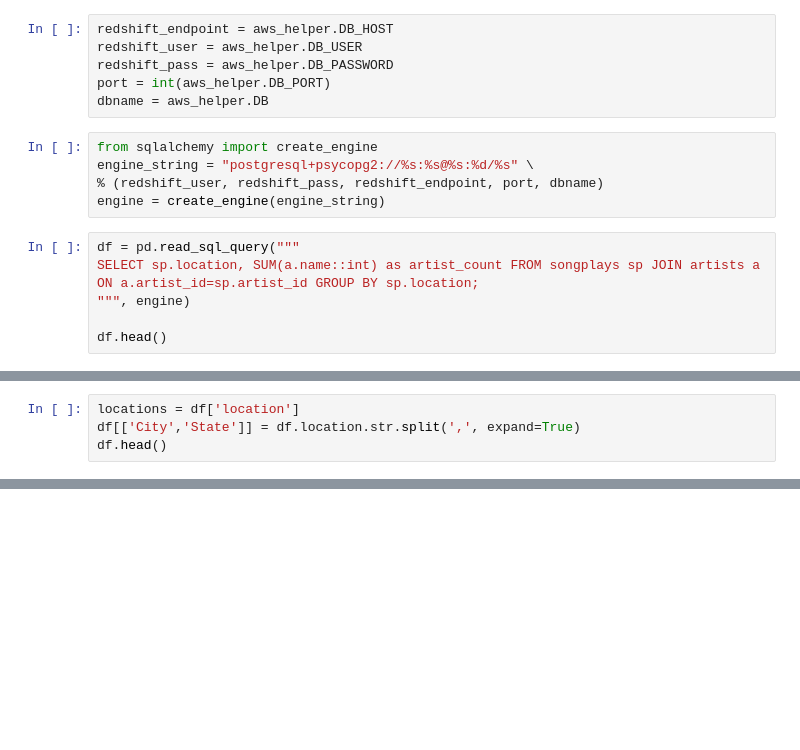
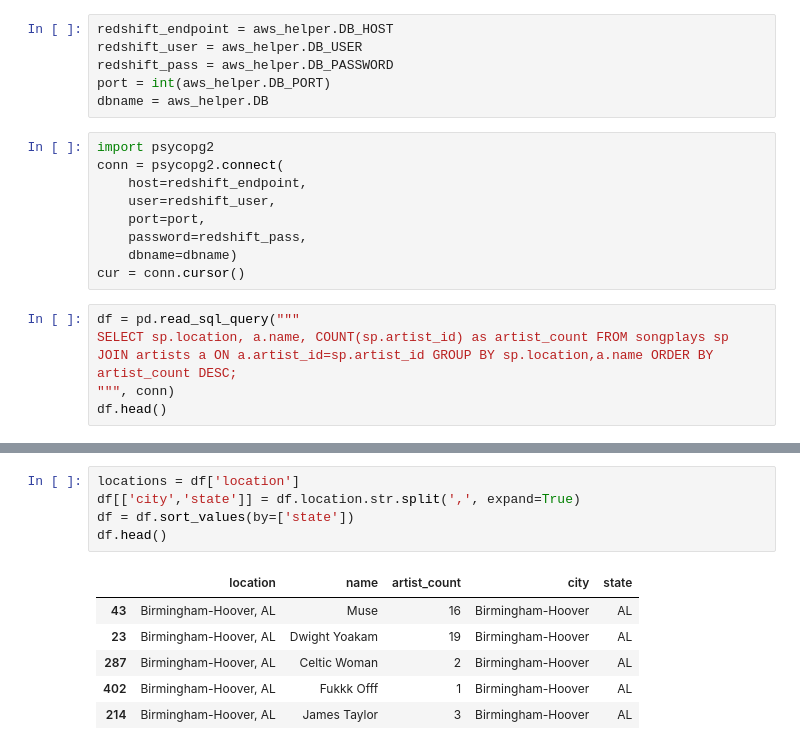
Before and after one commit to tw-abramin/udacity-redshift, a Jupyter notebook: dashboard.ipynb, the cells around one changed output, grey strips where cells are left out. Drawn from its saved outputs; the diff is of its cells as text; blank space fills up the shorter version.

```diff
--- a/dashboard.ipynb
+++ b/dashboard.ipynb
@@ -12,14 +11,17 @@ redshift_pass = aws_helper.DB_PASSWORD
 port = int(aws_helper.DB_PORT)
 dbname = aws_helper.DB
 # %%
-from sqlalchemy import create_engine
-engine_string = "postgresql+psycopg2://%s:%s@%s:%d/%s" \
-% (redshift_user, redshift_pass, redshift_endpoint, port, dbname)
-engine = create_engine(engine_string)
+import psycopg2
+conn = psycopg2.connect(
+    host=redshift_endpoint,
+    user=redshift_user,
+    port=port,
+    password=redshift_pass,
+    dbname=dbname)
+cur = conn.cursor()
 # %%
 df = pd.read_sql_query("""
-SELECT sp.location, SUM(a.name::int) as artist_count FROM songplays sp JOIN artists a ON a.artist_id=sp.artist_id GROUP BY sp.location;
-""", engine)
-
+SELECT sp.location, a.name, COUNT(sp.artist_id) as artist_count FROM songplays sp JOIN artists a ON a.artist_id=sp.artist_id GROUP BY sp.location,a.name ORDER BY artist_count DESC;
+""", conn)
 df.head()
 # %% [output]
@@ -30,4 +33,0 @@ DETAIL:
-# %%
-locations = df['location']
-df[['City','State']] = df.location.str.split(',', expand=True)
-df.head()
@@ -40,0 +34,12 @@ df.head()
+# %%
+locations = df['location']
+df[['city','state']] = df.location.str.split(',', expand=True)
+df = df.sort_values(by=['state'])
+df.head()
+# %% [output]
+|  | location | name | artist_count | city | state |
+| 43 | Birmingham-Hoover, AL | Muse | 16 | Birmingham-Hoover | AL |
+| 23 | Birmingham-Hoover, AL | Dwight Yoakam | 19 | Birmingham-Hoover | AL |
+| 287 | Birmingham-Hoover, AL | Celtic Woman | 2 | Birmingham-Hoover | AL |
+| 402 | Birmingham-Hoover, AL | Fukkk Offf | 1 | Birmingham-Hoover | AL |
+| 214 | Birmingham-Hoover, AL | James Taylor | 3 | Birmingham-Hoover | AL |
```
Also changed, not shown: parts of 9 cells of this notebook, 1 other file.
